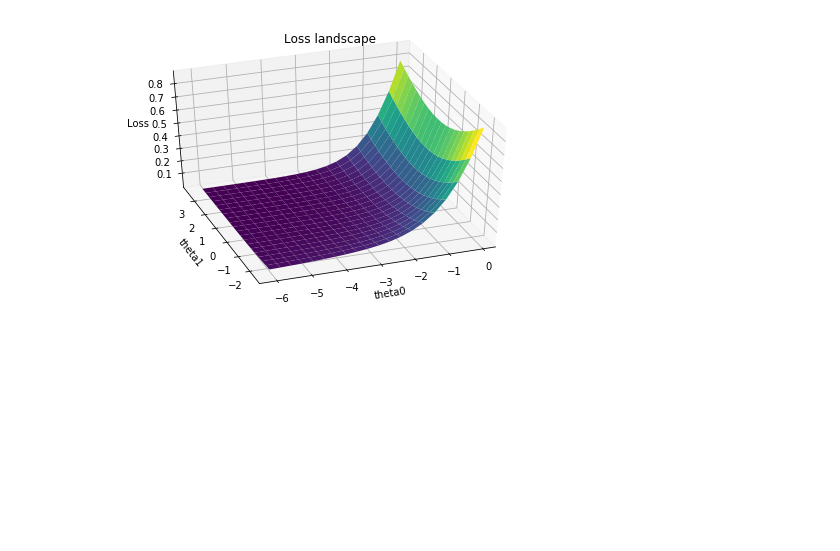
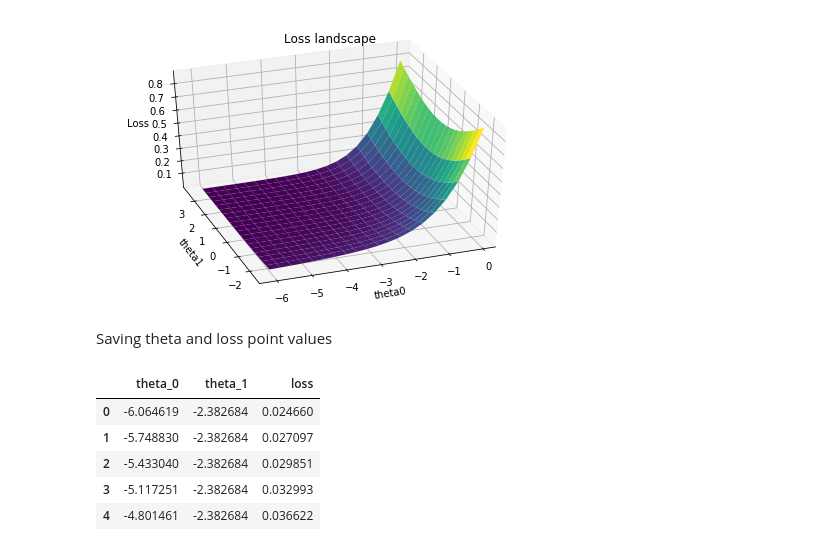
Before and after one commit to shouvikmani/art-ml-final, a Jupyter notebook: experiments.ipynb, the cells around one changed output. Cells and saved outputs as stored; diff of their text form; code cells hidden in the pictures; blank space fills up the shorter version.

Commit message:
Logistic regression on iris - parameters and loss data points

```diff
--- a/experiments.ipynb
+++ b/experiments.ipynb
@@ -173,3 +166,19 @@ ax.set_zlabel('Loss')
 ax.view_init(40, 250)
 # %% [output]
 [figure]
+# %% [markdown]
+Saving theta and loss point values
+# %%
+df = pd.DataFrame({'theta_0': theta_0.reshape(400),
+                   'theta_1': theta_1.reshape(400),
+                   'loss': loss.reshape(400)},
+                  columns = ['theta_0', 'theta_1', 'loss'])
+df.to_csv('data/iris_LR_theta_loss.csv', index=False)
+df.head()
+# %% [output]
+|  | theta_0 | theta_1 | loss |
+| 0 | -6.064619 | -2.382684 | 0.024660 |
+| 1 | -5.748830 | -2.382684 | 0.027097 |
+| 2 | -5.433040 | -2.382684 | 0.029851 |
+| 3 | -5.117251 | -2.382684 | 0.032993 |
+| 4 | -4.801461 | -2.382684 | 0.036622 |
```
Also changed, not shown: parts of 5 cells of this notebook, 1 other file.
